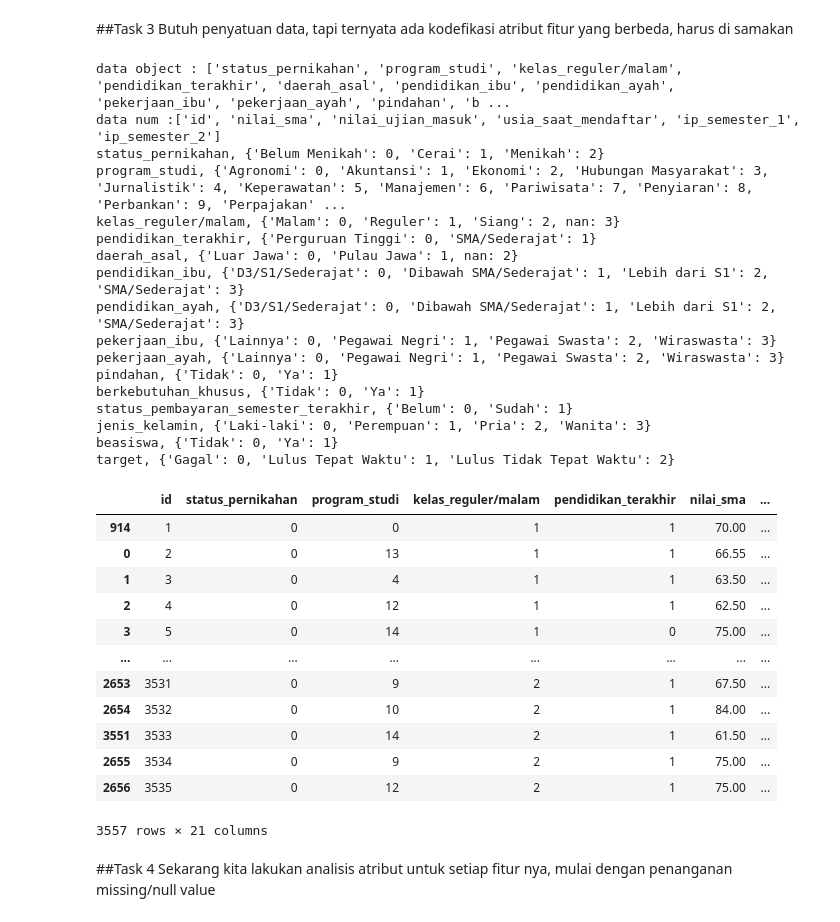
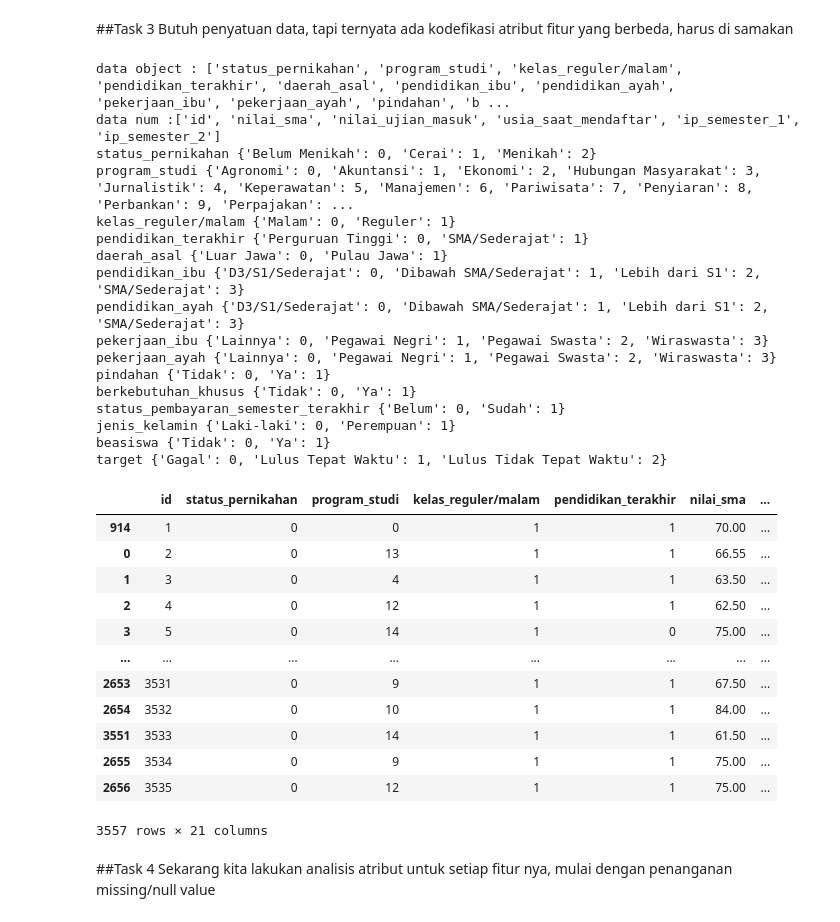
Before and after one commit to Yan-ac1/tugas, a Jupyter notebook: Tugas2/Tugas2.ipynb, the cells around one changed output. Cells and saved outputs as stored; diff of their text form; code cells hidden in the pictures.

```diff
--- a/Tugas2/Tugas2.ipynb
+++ b/Tugas2/Tugas2.ipynb
@@ -96,66 +96,74 @@ None
 Butuh penyatuan data, tapi ternyata ada kodefikasi atribut fitur yang berbeda, harus di samakan
 # %%
 from sklearn.preprocessing import OrdinalEncoder
+from math import isnan
 # print(f"{df1}\n{df2}")
 # 1) Lakukan penyamaan kodefikasi atribut
 # ...
 def encode (d : pd.DataFrame,dto : list,enc : dict):
     for c in dtObject:
-            le = OrdinalEncoder(encoded_missing_value=np.nan)
+            le = OrdinalEncoder(
+                                handle_unknown='use_encoded_value',
+                                unknown_value=-1,
+                                encoded_missing_value=-1)
             encode_array = le.fit_transform(d[[c]]).flatten()
             d[c] = pd.Series(encode_array,index=d.index).astype("Int64")
             categories = le.categories_[0]
-            enc[c] = {label: idx for idx, label in enumerate(categories)}
+            enc[c] = {label: idx for idx, label in enumerate(categories)
+                      if not pd.isna(label) and str(label).lower() != 'nan'}
+
 dtObject = []
 dtNum = []
 Encoder = {}
 for d in df1.columns:
     if df1[d].dtype in ["object"]:
         dtObject.append(d)
     if df1[d].dtype in ["int64","float64"]:
         dtNum.append(d)
-
+print(f"data object : {dtObject}\ndata num :{dtNum}")
+df1["jenis_kelamin"] = df1["jenis_kelamin"].replace({'Pria':'Laki-laki','Wanita':'Perempuan'})
+df2["kelas_reguler/malam"] = df2["kelas_reguler/malam"].replace({'Siang':'Reguler'})
 
 # 2) Lakukan penyatuan data
 # ...
-print(f"data object : {dtObject}\ndata num :{dtNum}")
 
 dfg = pd.concat([df1,df2],join="inner",ignore_index=True).sort_values(by='id')
 dfg.set_index('id')
 encode(dfg,dtObject,Encoder)
+
 for key,val in Encoder.items():
-    print(f"{key}, {val}")
+    print(f"{key} {val}")
 dfg
 # %% [output]
 data object : ['status_pernikahan', 'program_studi', 'kelas_reguler/malam', 'pendidikan_terakhir', 'daerah_asal', 'pendidikan_ibu', 'pendidikan_ayah', 'pekerjaan_ibu', 'pekerjaan_ayah', 'pindahan', 'b ...
 data num :['id', 'nilai_sma', 'nilai_ujian_masuk', 'usia_saat_mendaftar', 'ip_semester_1', 'ip_semester_2']
-status_pernikahan, {'Belum Menikah': 0, 'Cerai': 1, 'Menikah': 2}
-program_studi, {'Agronomi': 0, 'Akuntansi': 1, 'Ekonomi': 2, 'Hubungan Masyarakat': 3, 'Jurnalistik': 4, 'Keperawatan': 5, 'Manajemen': 6, 'Pariwisata': 7, 'Penyiaran': 8, 'Perbankan': 9, 'Perpajakan' ...
-kelas_reguler/malam, {'Malam': 0, 'Reguler': 1, 'Siang': 2, nan: 3}
-pendidikan_terakhir, {'Perguruan Tinggi': 0, 'SMA/Sederajat': 1}
-daerah_asal, {'Luar Jawa': 0, 'Pulau Jawa': 1, nan: 2}
-pendidikan_ibu, {'D3/S1/Sederajat': 0, 'Dibawah SMA/Sederajat': 1, 'Lebih dari S1': 2, 'SMA/Sederajat': 3}
-pendidikan_ayah, {'D3/S1/Sederajat': 0, 'Dibawah SMA/Sederajat': 1, 'Lebih dari S1': 2, 'SMA/Sederajat': 3}
-pekerjaan_ibu, {'Lainnya': 0, 'Pegawai Negri': 1, 'Pegawai Swasta': 2, 'Wiraswasta': 3}
-pekerjaan_ayah, {'Lainnya': 0, 'Pegawai Negri': 1, 'Pegawai Swasta': 2, 'Wiraswasta': 3}
-pindahan, {'Tidak': 0, 'Ya': 1}
-berkebutuhan_khusus, {'Tidak': 0, 'Ya': 1}
-status_pembayaran_semester_terakhir, {'Belum': 0, 'Sudah': 1}
-jenis_kelamin, {'Laki-laki': 0, 'Perempuan': 1, 'Pria': 2, 'Wanita': 3}
-beasiswa, {'Tidak': 0, 'Ya': 1}
-target, {'Gagal': 0, 'Lulus Tepat Waktu': 1, 'Lulus Tidak Tepat Waktu': 2}
+status_pernikahan {'Belum Menikah': 0, 'Cerai': 1, 'Menikah': 2}
+program_studi {'Agronomi': 0, 'Akuntansi': 1, 'Ekonomi': 2, 'Hubungan Masyarakat': 3, 'Jurnalistik': 4, 'Keperawatan': 5, 'Manajemen': 6, 'Pariwisata': 7, 'Penyiaran': 8, 'Perbankan': 9, 'Perpajakan': ...
+kelas_reguler/malam {'Malam': 0, 'Reguler': 1}
+pendidikan_terakhir {'Perguruan Tinggi': 0, 'SMA/Sederajat': 1}
+daerah_asal {'Luar Jawa': 0, 'Pulau Jawa': 1}
+pendidikan_ibu {'D3/S1/Sederajat': 0, 'Dibawah SMA/Sederajat': 1, 'Lebih dari S1': 2, 'SMA/Sederajat': 3}
+pendidikan_ayah {'D3/S1/Sederajat': 0, 'Dibawah SMA/Sederajat': 1, 'Lebih dari S1': 2, 'SMA/Sederajat': 3}
+pekerjaan_ibu {'Lainnya': 0, 'Pegawai Negri': 1, 'Pegawai Swasta': 2, 'Wiraswasta': 3}
+pekerjaan_ayah {'Lainnya': 0, 'Pegawai Negri': 1, 'Pegawai Swasta': 2, 'Wiraswasta': 3}
+pindahan {'Tidak': 0, 'Ya': 1}
+berkebutuhan_khusus {'Tidak': 0, 'Ya': 1}
+status_pembayaran_semester_terakhir {'Belum': 0, 'Sudah': 1}
+jenis_kelamin {'Laki-laki': 0, 'Perempuan': 1}
+beasiswa {'Tidak': 0, 'Ya': 1}
+target {'Gagal': 0, 'Lulus Tepat Waktu': 1, 'Lulus Tidak Tepat Waktu': 2}
 |  | id | status_pernikahan | program_studi | kelas_reguler/malam | pendidikan_terakhir | nilai_sma | ... |
 | 914 | 1 | 0 | 0 | 1 | 1 | 70.00 | ... |
 | 0 | 2 | 0 | 13 | 1 | 1 | 66.55 | ... |
 | 1 | 3 | 0 | 4 | 1 | 1 | 63.50 | ... |
 | 2 | 4 | 0 | 12 | 1 | 1 | 62.50 | ... |
 | 3 | 5 | 0 | 14 | 1 | 0 | 75.00 | ... |
 | ... | ... | ... | ... | ... | ... | ... | ... |
-| 2653 | 3531 | 0 | 9 | 2 | 1 | 67.50 | ... |
-| 2654 | 3532 | 0 | 10 | 2 | 1 | 84.00 | ... |
-| 3551 | 3533 | 0 | 14 | 2 | 1 | 61.50 | ... |
-| 2655 | 3534 | 0 | 9 | 2 | 1 | 75.00 | ... |
-| 2656 | 3535 | 0 | 12 | 2 | 1 | 75.00 | ... |
+| 2653 | 3531 | 0 | 9 | 1 | 1 | 67.50 | ... |
+| 2654 | 3532 | 0 | 10 | 1 | 1 | 84.00 | ... |
+| 3551 | 3533 | 0 | 14 | 1 | 1 | 61.50 | ... |
+| 2655 | 3534 | 0 | 9 | 1 | 1 | 75.00 | ... |
+| 2656 | 3535 | 0 | 12 | 1 | 1 | 75.00 | ... |
 3557 rows × 21 columns
 # %% [markdown]
 ##Task 4
```
Also changed, not shown: parts of 10 cells of this notebook, 1 other file.
